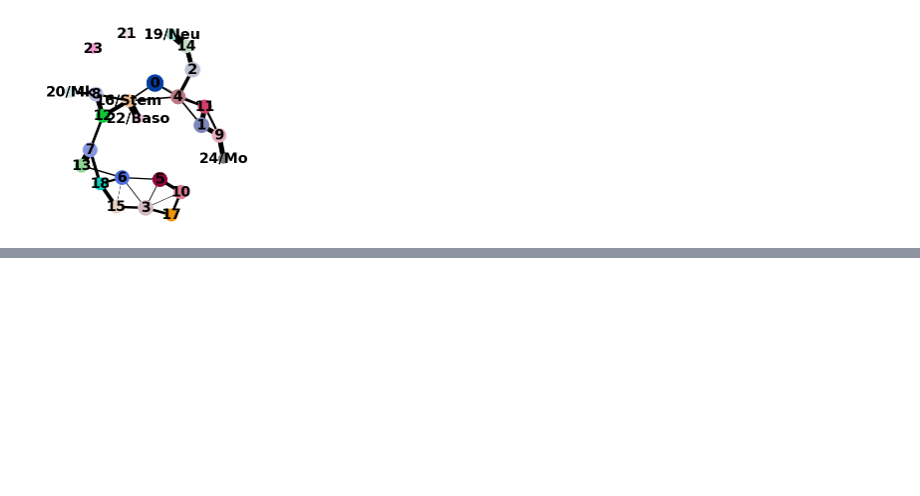
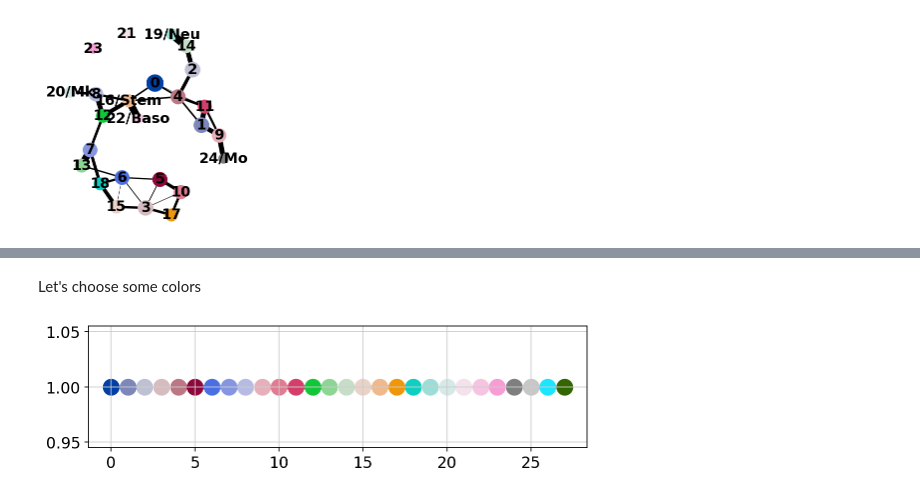
Before and after one commit to nicholas-carey/scanpy_practice, a Jupyter notebook: Trajectory/trajectory_tutorial.ipynb, the cells around one changed output, grey strips where cells are left out. Saved outputs shown, nothing was run; the diff lists cells and outputs as text; code cells hidden in the pictures; blank space fills up the shorter version.

```diff
--- a/Trajectory/trajectory_tutorial.ipynb
+++ b/Trajectory/trajectory_tutorial.ipynb
@@ -175,0 +190,10 @@ sc.pl.paga(adata, threshold=0.03, show=False)
+# %% [markdown]
+Let's choose some colors
+# %%
+plt.figure(figsize=(8, 2))
+for i in range(28):
+    pltzeileis_colors = np.array(sc.pl.palettes.zeileis_28)
+new_colors = np.array(adata.uns['louvain_anno_colors']).scatter(i, 1, c=sc.pl.palettes.zeileis_28[i], s=200)
+plt.show()
+# %% [output]
+[figure, added]
```
Also changed, not shown: parts of 8 cells of this notebook, 1 other file.
